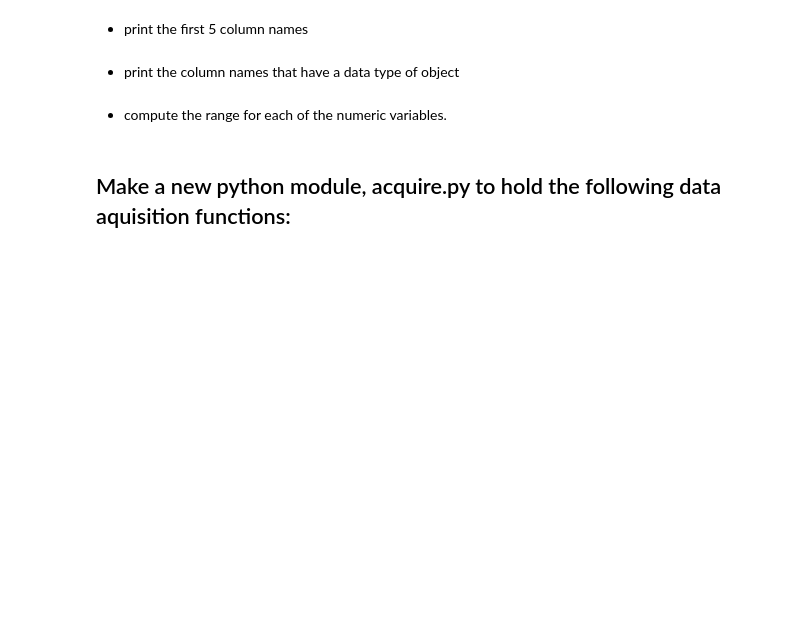
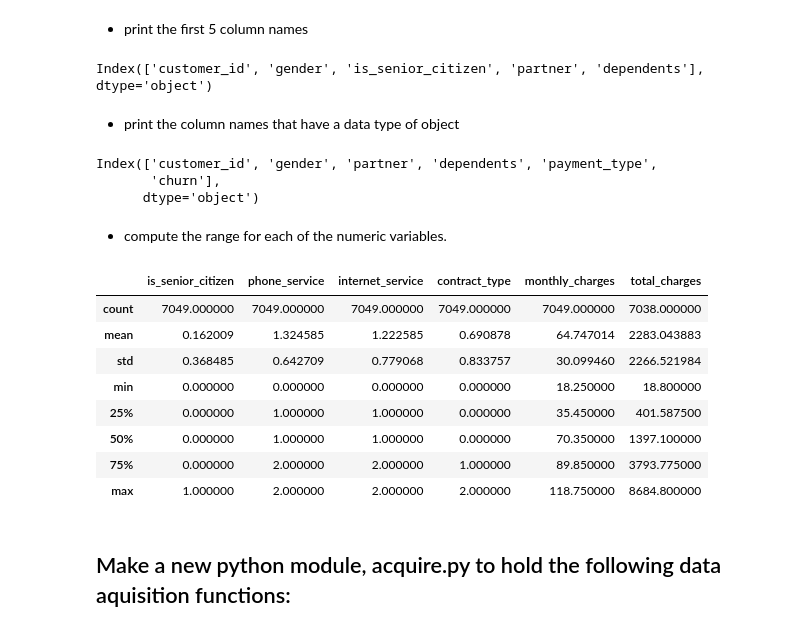
Before and after one commit to David-Howell/classification-exercises, a Jupyter notebook: classification_exercises.ipynb, the cells around one changed output. Cells and saved outputs as stored; diff of their text form; code cells hidden in the pictures; blank space fills up the shorter version.

```diff
--- a/classification_exercises.ipynb
+++ b/classification_exercises.ipynb
@@ -45,4 +231,6 @@ The end product of these exercise is a jupyter notebook (`classification_exercis
 # %% [markdown]
 6. Download the previous exercise's file into an excel (File → Download → Microsoft Excel). Read the downloaded file into a dataframe named df_excel.
+# %%
+excel_exercises = pd.read_excel('excel_exercises.xlsx')
 # %% [markdown]
   - assign the first 100 rows to a new dataframe, df_excel_sample
@@ -51,9 +245,31 @@ The end product of these exercise is a jupyter notebook (`classification_exercis
 # %% [markdown]
   - print the first 5 column names
+# %%
+excel_exercises.columns[:5]
+# %% [output]
+Index(['customer_id', 'gender', 'is_senior_citizen', 'partner', 'dependents'], dtype='object')
 # %% [markdown]
   - print the column names that have a data type of object
+# %%
+excel_exercises.select_dtypes(include=['object']).columns
+# %% [output]
+Index(['customer_id', 'gender', 'partner', 'dependents', 'payment_type',
+       'churn'],
+      dtype='object')
 # %% [markdown]
   - compute the range for each of the numeric variables.
+# %%
+excel_exercises.describe()
+# %% [output]
+|  | is_senior_citizen | phone_service | internet_service | contract_type | monthly_charges | total_charges |
+| count | 7049.000000 | 7049.000000 | 7049.000000 | 7049.000000 | 7049.000000 | 7038.000000 |
+| mean | 0.162009 | 1.324585 | 1.222585 | 0.690878 | 64.747014 | 2283.043883 |
+| std | 0.368485 | 0.642709 | 0.779068 | 0.833757 | 30.099460 | 2266.521984 |
+| min | 0.000000 | 0.000000 | 0.000000 | 0.000000 | 18.250000 | 18.800000 |
+| 25% | 0.000000 | 1.000000 | 1.000000 | 0.000000 | 35.450000 | 401.587500 |
+| 50% | 0.000000 | 1.000000 | 1.000000 | 0.000000 | 70.350000 | 1397.100000 |
+| 75% | 0.000000 | 2.000000 | 2.000000 | 1.000000 | 89.850000 | 3793.775000 |
+| max | 1.000000 | 2.000000 | 2.000000 | 2.000000 | 118.750000 | 8684.800000 |
 # %% [markdown]
 ## Make a new python module, acquire.py to hold the following data aquisition functions:
 # %% [markdown]
```
Also changed, not shown: parts of 22 cells of this notebook, 1 other file.
